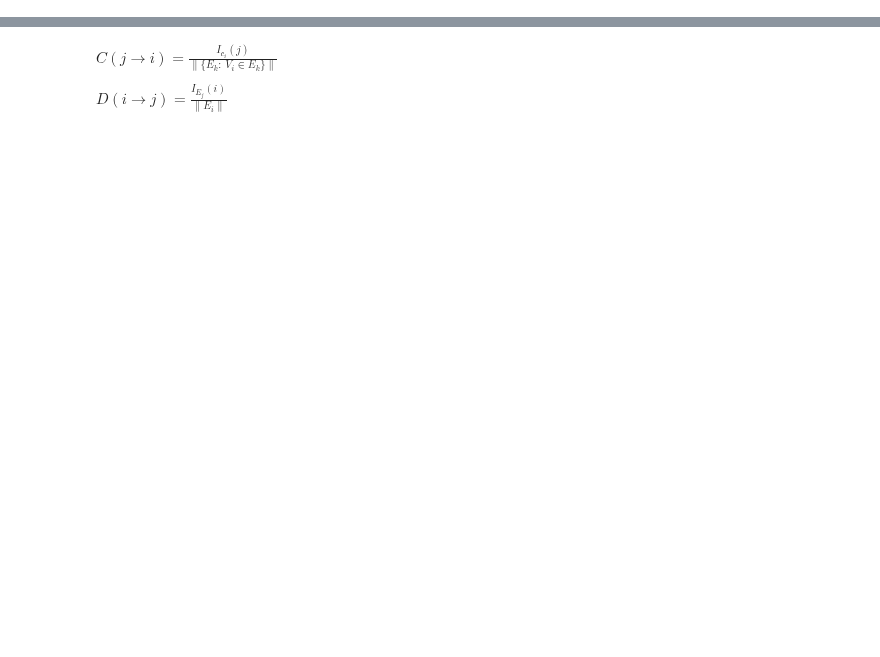
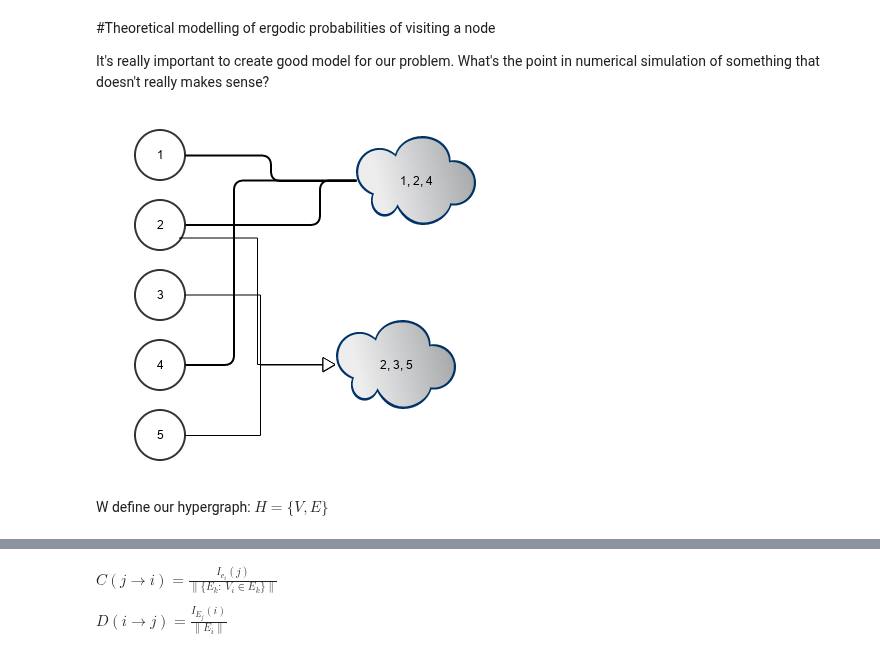
Before and after one commit to ilonajulczuk/hypergraph, a Jupyter notebook: notebooks/Modelling diffusion on hypergraph.ipynb, the cells around one changed output, grey strips where cells are left out. Saved outputs shown, nothing was run; the diff lists cells and outputs as text; code cells hidden in the pictures; blank space fills up the shorter version.

```diff
--- a/notebooks/Modelling diffusion on hypergraph.ipynb
+++ b/notebooks/Modelling diffusion on hypergraph.ipynb
@@ -0,0 +1,15 @@
+# %% [markdown]
+#Theoretical modelling of ergodic probabilities of visiting a node
+
+It's really important to create good model for our problem. What's the point in numerical simulation
+of something that doesn't really makes sense?
+# %%
+from IPython.display import display, Image
+
+display(Image(filename='../hypergraph_model.png'))
+# %% [output]
+[figure, added]
+# %% [markdown]
+
+W define our hypergraph:
+$H = \{V, E\}$
```
Also changed, not shown: parts of 42 cells of this notebook.
